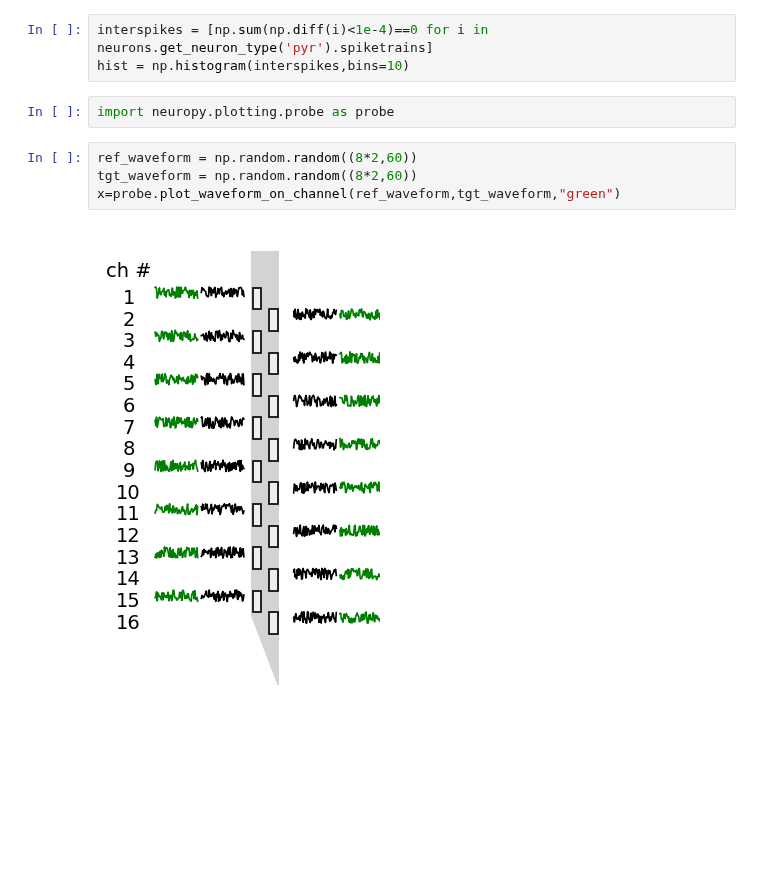
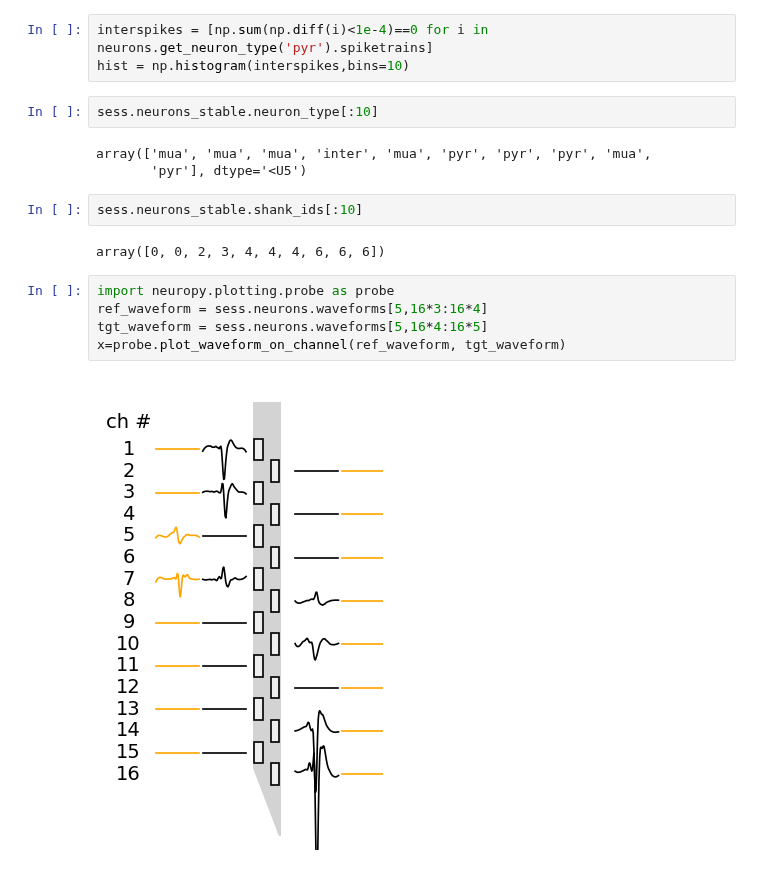
Before and after one commit to selina-lii/NeuroPy, a Jupyter notebook: notebooks/data_explore_selin.ipynb, the cells around one changed output. Drawn from its saved outputs; the diff is of its cells as text; blank space fills up the shorter version.

```diff
--- a/notebooks/data_explore_selin.ipynb
+++ b/notebooks/data_explore_selin.ipynb
@@ -362,11 +362,19 @@ hist = np.histogram(interspikes[interspikes<2],bins=50)
 # %%
 interspikes = [np.sum(np.diff(i)<1e-4)==0 for i in neurons.get_neuron_type('pyr').spiketrains]
 hist = np.histogram(interspikes,bins=10)
-# %%
-import neuropy.plotting.probe as probe
-# %%
-ref_waveform = np.random.random((8*2,60))
-tgt_waveform = np.random.random((8*2,60))
-x=probe.plot_waveform_on_channel(ref_waveform,tgt_waveform,"green")
-# %% [output]
-[figure, removed]
+# %%
+sess.neurons_stable.neuron_type[:10]
+# %% [output]
+array(['mua', 'mua', 'mua', 'inter', 'mua', 'pyr', 'pyr', 'pyr', 'mua',
+       'pyr'], dtype='<U5')
+# %%
+sess.neurons_stable.shank_ids[:10]
+# %% [output]
+array([0, 0, 2, 3, 4, 4, 4, 6, 6, 6])
+# %%
+import neuropy.plotting.probe as probe
+ref_waveform = sess.neurons.waveforms[5,16*3:16*4]
+tgt_waveform = sess.neurons.waveforms[5,16*4:16*5]
+x=probe.plot_waveform_on_channel(ref_waveform, tgt_waveform)
+# %% [output]
+[figure, added]
```
Also changed, not shown: parts of 4 cells of this notebook, 2 other files.
